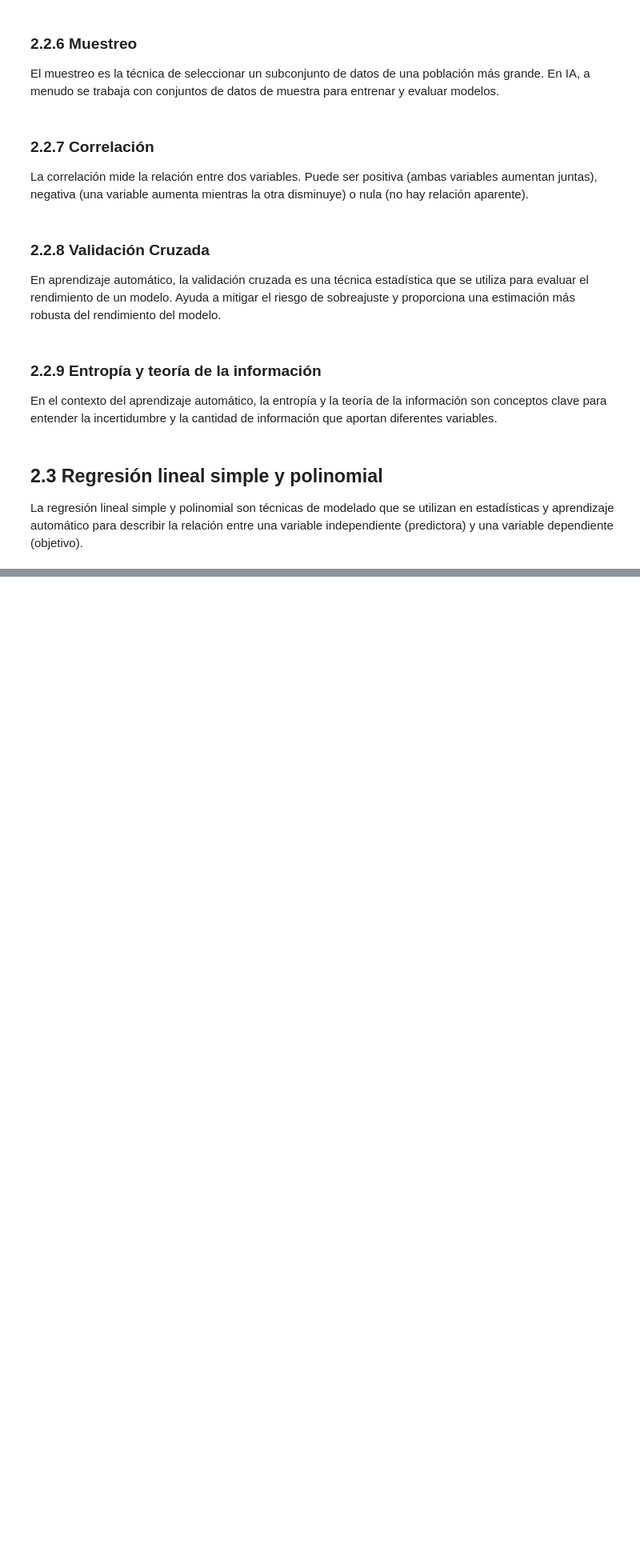
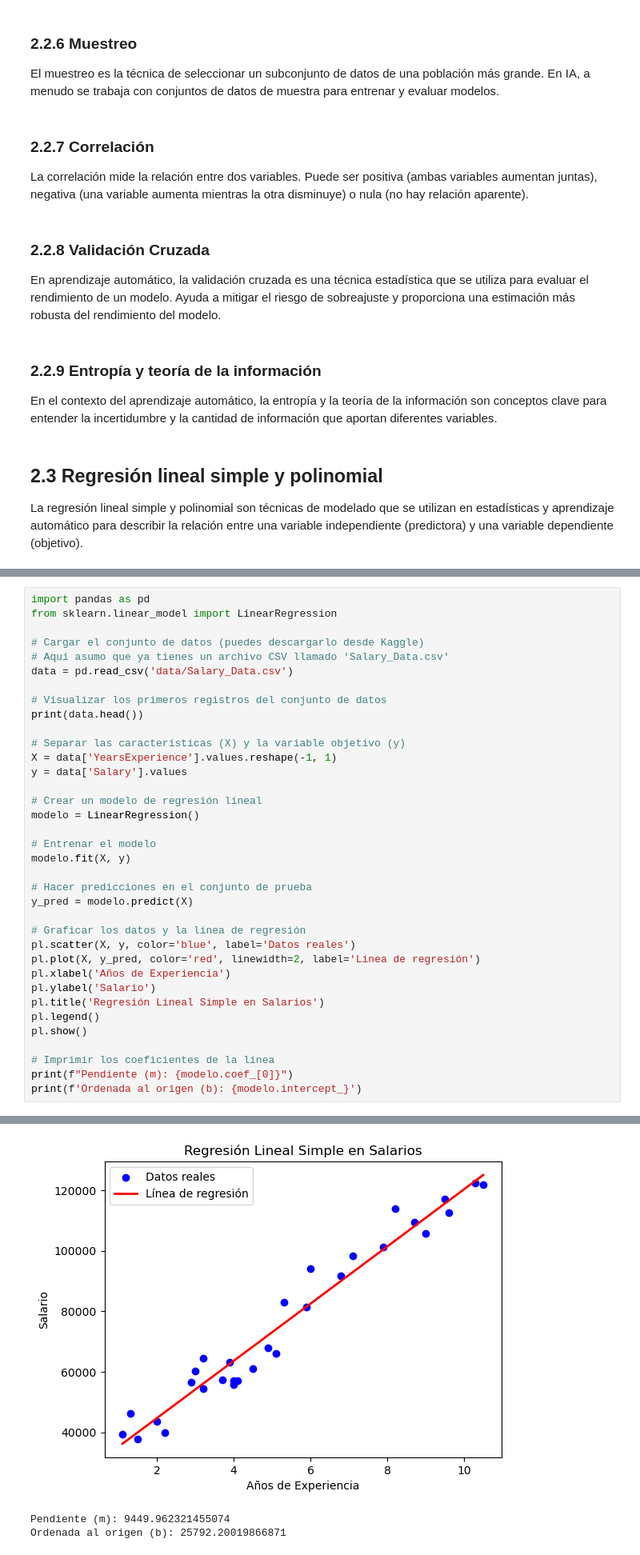
Before and after one commit to jsuarez314/DLPythonFUA_school, a Jupyter notebook: MÓDULO 2 - Matemáticas para IA.ipynb, the cells around one changed output, grey strips where cells are left out. Shown at 80% size. Cells and saved outputs as stored; diff of their text form; blank space fills up the shorter version.

```diff
--- a/MÓDULO 2 - Matemáticas para IA.ipynb
+++ b/MÓDULO 2 - Matemáticas para IA.ipynb
@@ -759,0 +1222,37 @@ Modelado de relaciones lineales simples.
+# %%
+import pandas as pd
+from sklearn.linear_model import LinearRegression
+
+# Cargar el conjunto de datos (puedes descargarlo desde Kaggle)
+# Aquí asumo que ya tienes un archivo CSV llamado 'Salary_Data.csv'
+data = pd.read_csv('data/Salary_Data.csv')
+
+# Visualizar los primeros registros del conjunto de datos
+print(data.head())
+
+# Separar las características (X) y la variable objetivo (y)
+X = data['YearsExperience'].values.reshape(-1, 1)
+y = data['Salary'].values
+
+# Crear un modelo de regresión lineal
+modelo = LinearRegression()
+
+# Entrenar el modelo
+modelo.fit(X, y)
+
+# Hacer predicciones en el conjunto de prueba
+y_pred = modelo.predict(X)
+
+# Graficar los datos y la línea de regresión
+pl.scatter(X, y, color='blue', label='Datos reales')
+pl.plot(X, y_pred, color='red', linewidth=2, label='Línea de regresión')
+pl.xlabel('Años de Experiencia')
+pl.ylabel('Salario')
+pl.title('Regresión Lineal Simple en Salarios')
+pl.legend()
+pl.show()
+
+# Imprimir los coeficientes de la línea
+print(f"Pendiente (m): {modelo.coef_[0]}")
+print(f'Ordenada al origen (b): {modelo.intercept_}')
+# %% [output]
@@ -759,0 +1265,3 @@ Modelado de relaciones lineales simples.
+[figure, added]
+Pendiente (m): 9449.962321455074
+Ordenada al origen (b): 25792.20019866871
```
Also changed, not shown: parts of 45 cells of this notebook.
